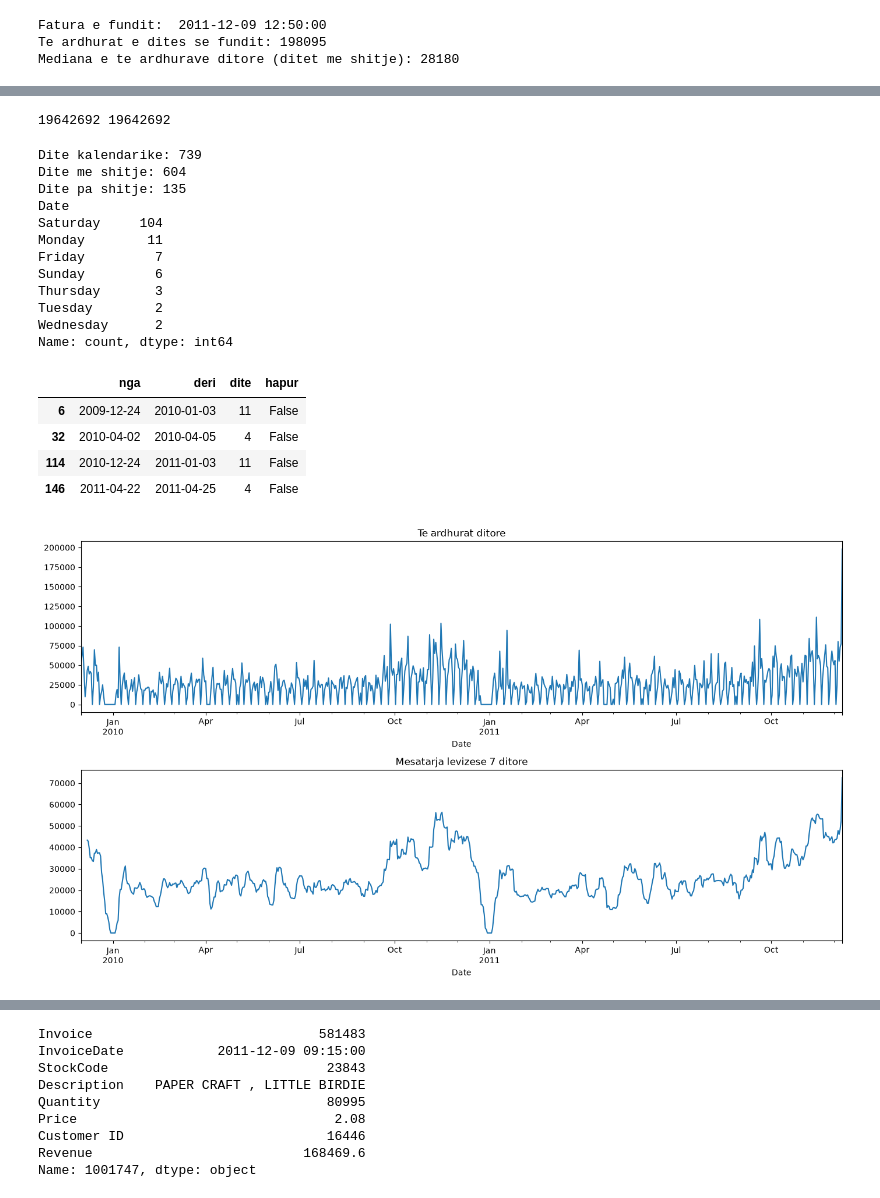
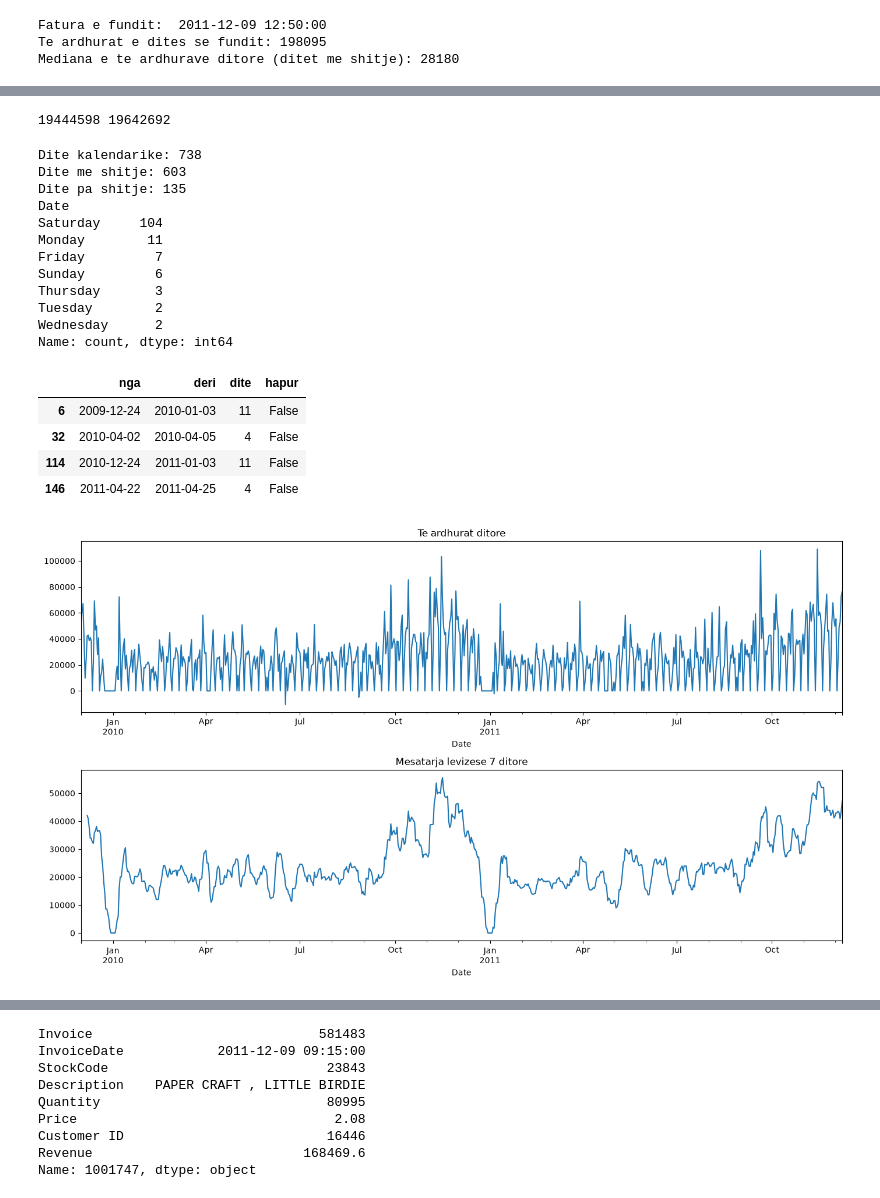
Before and after one commit to Dua-Gashi/online-retail-customer-analytics, a Jupyter notebook: notebooks/03_forecasting.ipynb, the cells around one changed output, grey strips where cells are left out. Cells and saved outputs as stored; diff of their text form; code cells hidden in the pictures.

Commit message:
Daily net revenue series with refunds

```diff
--- a/notebooks/03_forecasting.ipynb
+++ b/notebooks/03_forecasting.ipynb
@@ -40,9 +40,9 @@ Fatura e fundit:  2011-12-09 12:50:00
 Te ardhurat e dites se fundit: 198095
 Mediana e te ardhurave ditore (ditet me shitje): 28180
 # %%
-daily = build_daily_series(sales, drop_last_day=False)
+daily = build_daily_series(sales, returns, drop_last_day=True)
 validate_daily(daily)
 print(daily.shape)
-daily.tail(10)
+daily.head(10)
 # %% [output]
 Kontrollet e serise ditore: OK
@@ -62,7 +63,7 @@ Kontrollet e serise ditore: OK
 # %%
 print(round(daily["revenue"].sum()), round(sales["Revenue"].sum()))
 # %% [output]
-19642692 19642692
+19444598 19642692
 # %%
 #ditet pa shitje
 closed = daily[~daily["is_open"]]
@@ -71,8 +72,8 @@ print("Dite me shitje:", int(daily["is_open"].sum()))
 print("Dite pa shitje:", len(closed))
 print(closed.index.day_name().value_counts())
 # %% [output]
-Dite kalendarike: 739
-Dite me shitje: 604
+Dite kalendarike: 738
+Dite me shitje: 603
 Dite pa shitje: 135
 Date
 Saturday     104
@@ -100,11 +101,11 @@ runs[(~runs["hapur"]) & (runs["dite"] >= 3)]
 | 146 | 2011-04-22 | 2011-04-25 | 4 | False |
 # %%
 fig, axes = plt.subplots(2, 1 , figsize=(14, 8))
-daily["revenue"].plot(ax=axes[0], title="Te ardhurat ditore")
-daily["revenue"].rolling(7).mean().plot(ax=axes[1], title="Mesatarja levizese 7 ditore")
+daily["net_revenue"].plot(ax=axes[0], title="Te ardhurat ditore")
+daily["net_revenue"].rolling(7).mean().plot(ax=axes[1], title="Mesatarja levizese 7 ditore")
 plt.tight_layout()
 plt.show()
 # %% [output]
-[figure, old version]
+[figure, new version]
 # %%
 daily["weekday"] = daily.index.day_name()
```
Also changed, not shown: parts of 6 cells of this notebook, 1 other file.
